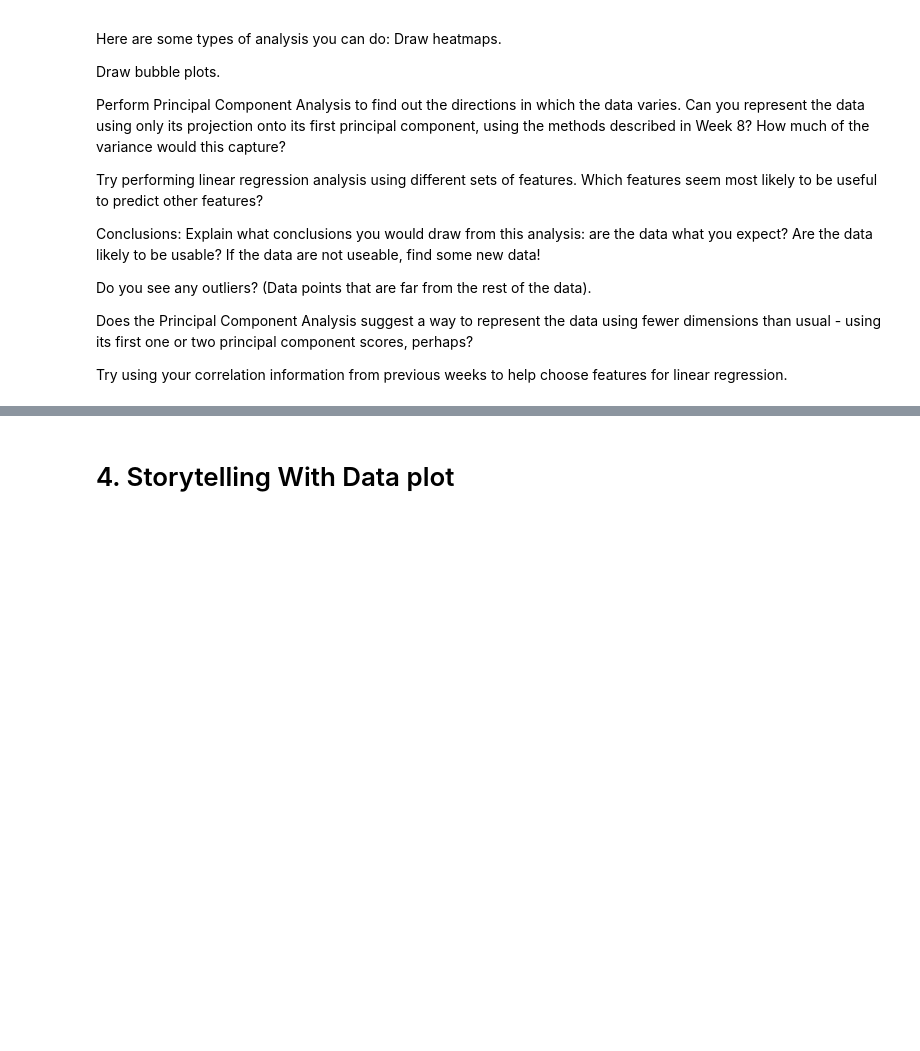
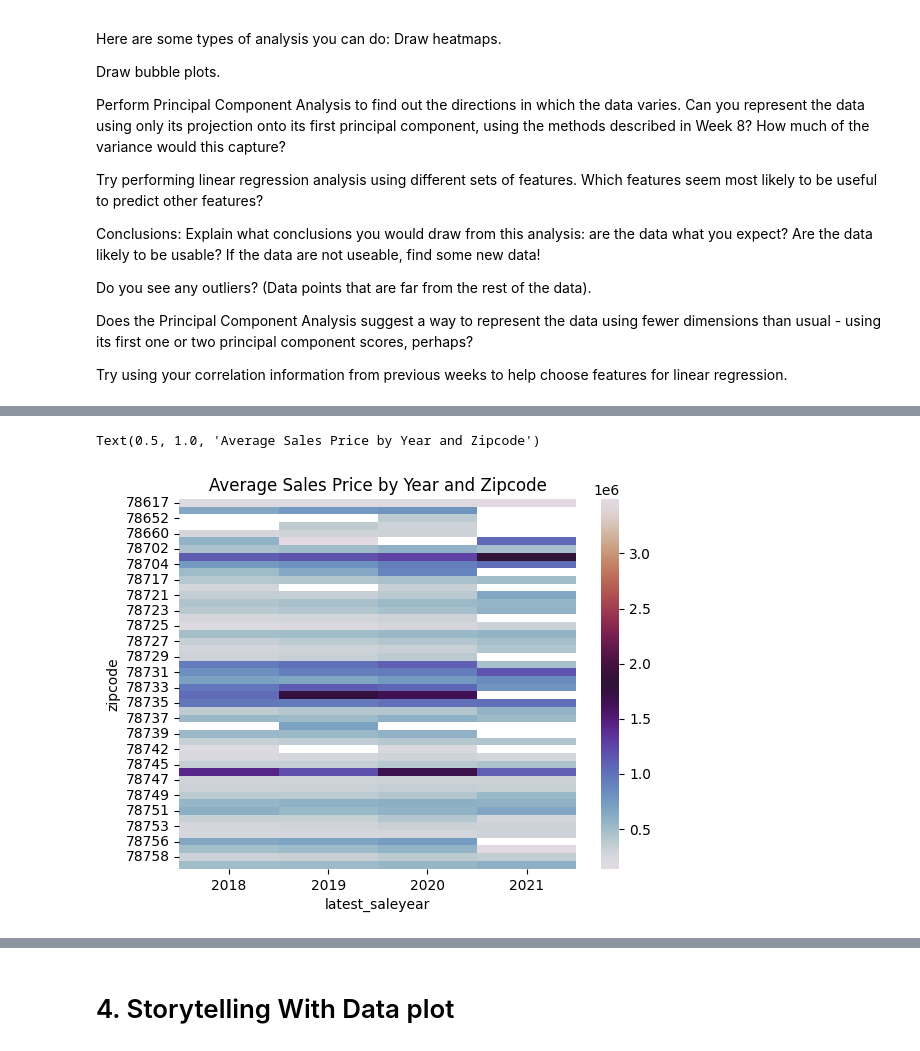
Before and after one commit to laura-mills97/OMDS-ModB2-Week9-Mills-Laura, a Jupyter notebook: Week9.ipynb, the cells around one changed output, grey strips where cells are left out. Drawn from its saved outputs; the diff is of its cells as text; code cells hidden in the pictures; blank space fills up the shorter version.

```diff
--- a/Week9.ipynb
+++ b/Week9.ipynb
@@ -63,0 +70,2 @@ Try using your correlation information from previous weeks to help choose featur
+# %%
+austin_data= pd.read_csv('austinHousingData.csv')
@@ -63,0 +106,3 @@ Try using your correlation information from previous weeks to help choose featur
+# %%
+pivot = austin_data.pivot_table (index= ["zipcode"], columns=["latest_saleyear"], values = "latestPrice", aggfunc= "mean")
+pivot
@@ -63,0 +128,6 @@ Try using your correlation information from previous weeks to help choose featur
+# %%
+ax = sns.heatmap(pivot, cmap="twilight")
+ax.set_title("Average Sales Price by Year and Zipcode")
+# %% [output]
+Text(0.5, 1.0, 'Average Sales Price by Year and Zipcode')
+[figure, added]
```
Also changed, not shown: parts of 18 cells of this notebook.
